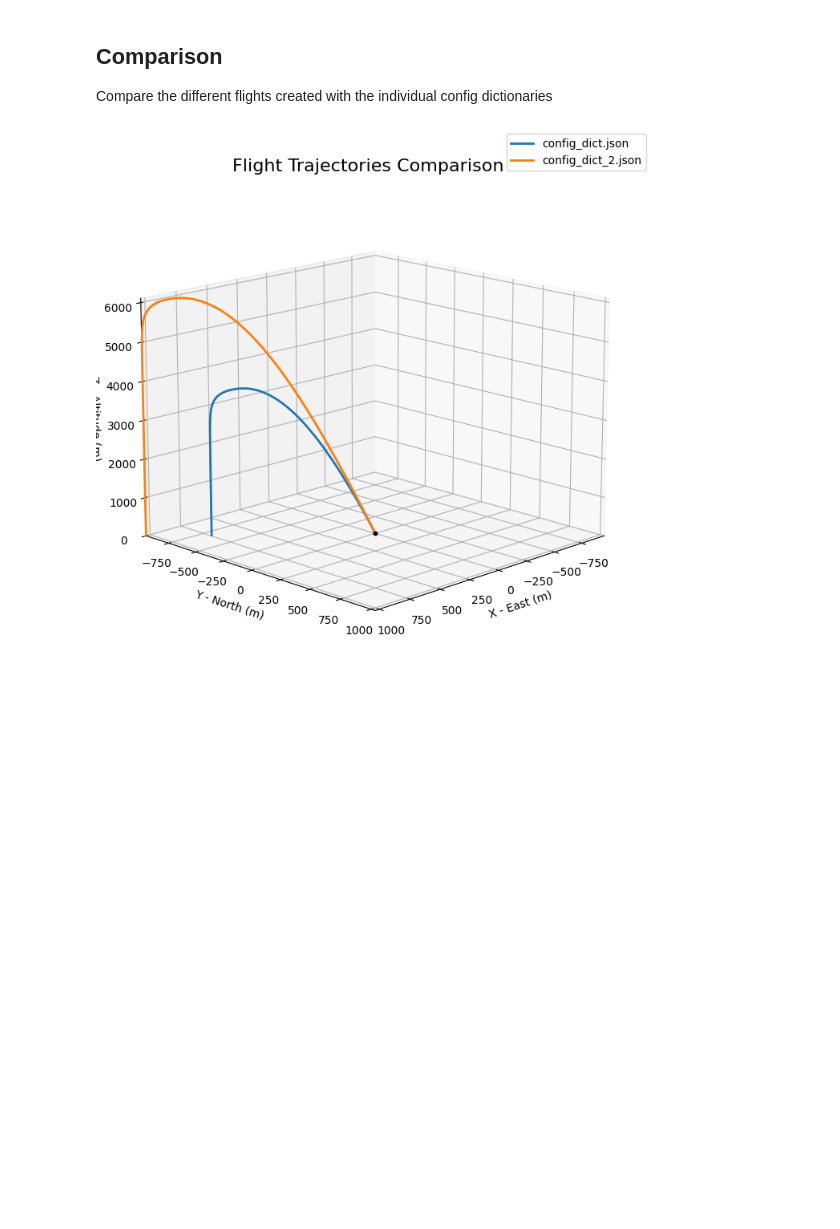
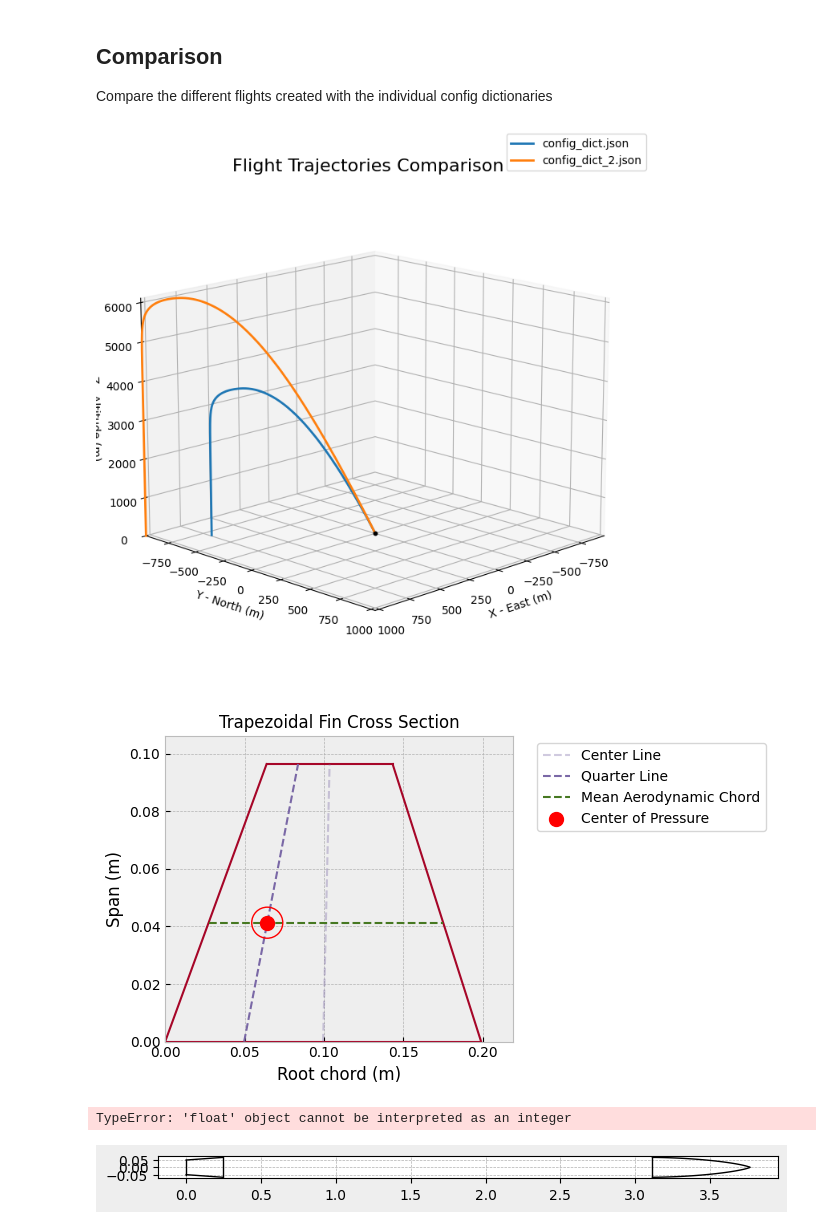
Before and after one commit to SpaceTeam/Lamarr_Flight_Simulation_RocketPy, a Jupyter notebook: Hedy_simulation.ipynb, the cells around one changed output. Drawn from its saved outputs; the diff is of its cells as text; code cells hidden in the pictures; blank space fills up the shorter version.

```diff
--- a/Hedy_simulation.ipynb
+++ b/Hedy_simulation.ipynb
@@ -280,7 +280,7 @@ for config in config_dict_list:
 
     cg = config_dict["Rocket"]["geometry"]["CG"]["Value"]
 
-    fin_amount = config_dict["Rocket"]["fins"]["amount"]["Value"]
+    fin_amount = int(config_dict["Rocket"]["fins"]["amount"]["Value"])
 
     if use_freeform_fins:
         fin_shape_points_amount = int(config_dict["Rocket"]["fins"]["shape_points_amount"]["Value"])
@@ -400,5 +400,14 @@ Compare the different flights created with the individual config dictionaries
 # %%
 comparison = CompareFlights(flight_list)
 comparison.trajectories_3d(legend=True)
+
+fin_set.draw()
+
+hedy.draw()
+
+#propulsion_system.all_info()
 # %% [output]
 [figure]
+[figure, added]
+TypeError: 'float' object cannot be interpreted as an integer
+[figure, added]
```
Also changed, not shown: parts of 1 cell of this notebook, 1 other file.
